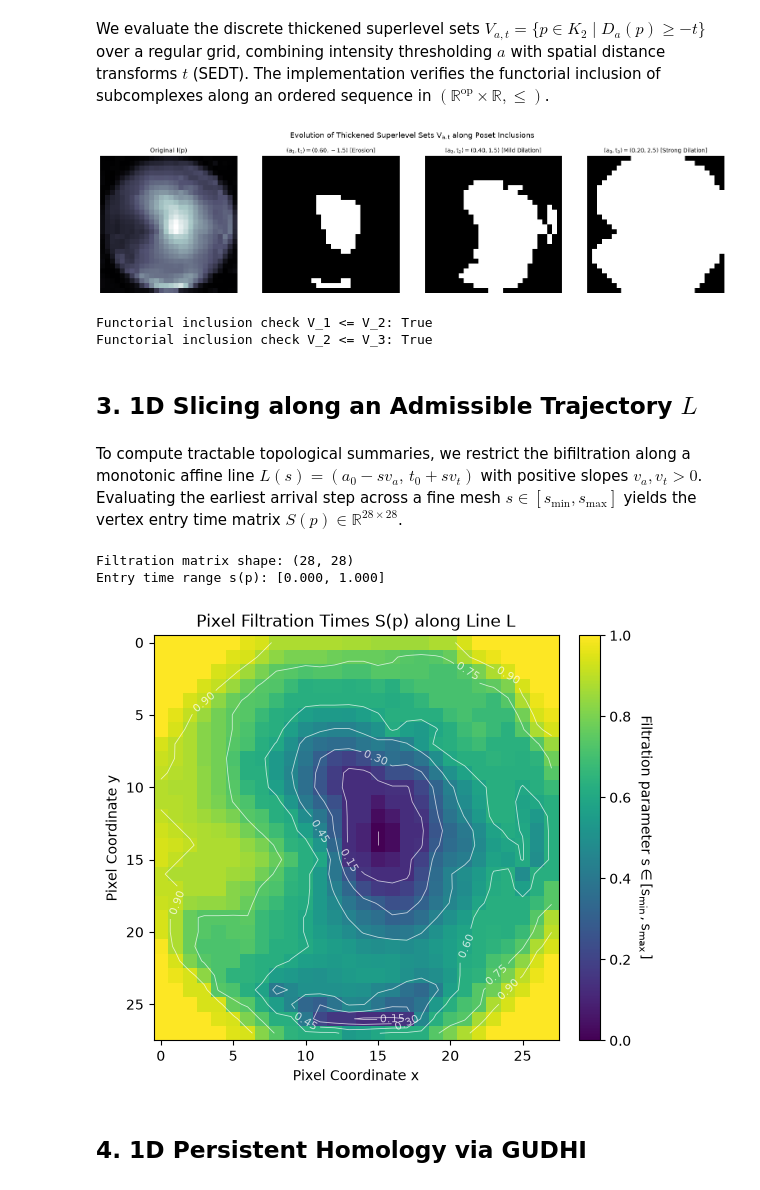
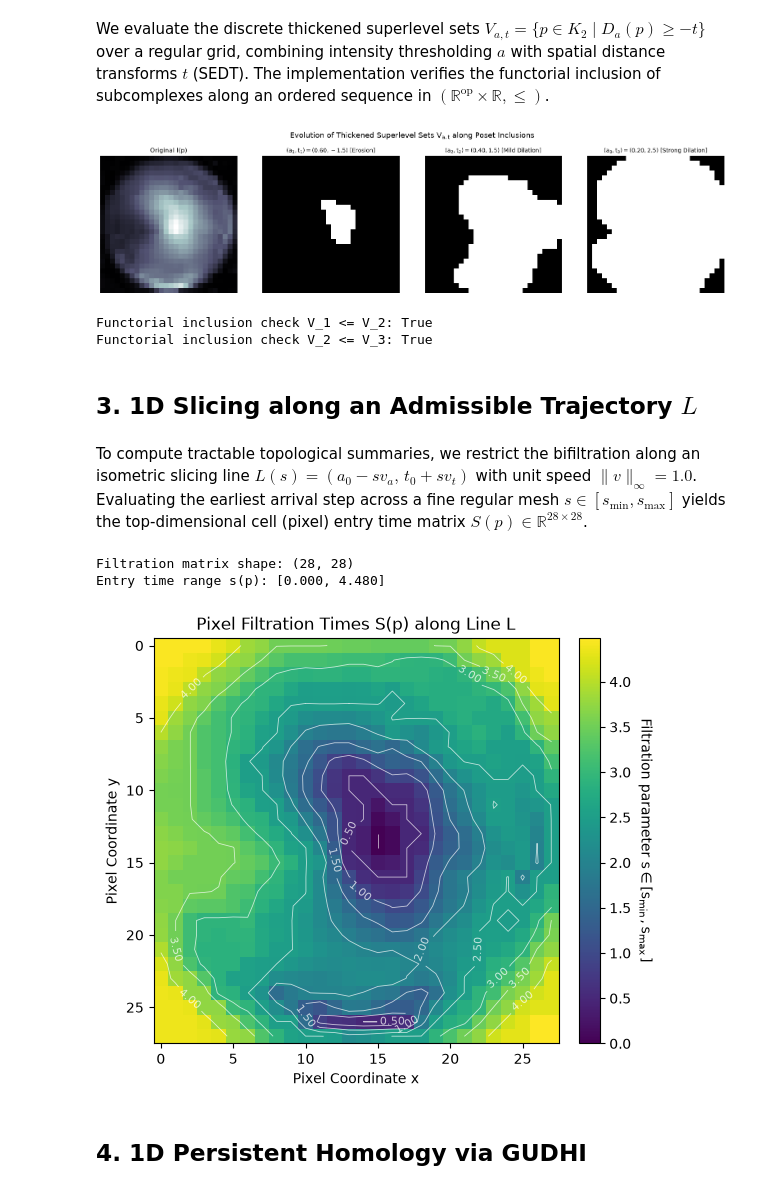
Before and after one commit to jo12n/multiparameter_persistence, a Jupyter notebook: notebooks/multiparameter_persistence_demo.ipynb, the cells around one changed output. Drawn from its saved outputs; the diff is of its cells as text; code cells hidden in the pictures.

```diff
--- a/notebooks/multiparameter_persistence_demo.ipynb
+++ b/notebooks/multiparameter_persistence_demo.ipynb
@@ -27,7 +32,7 @@ from PIL import Image
 current_dir = Path.cwd()
 script_dir = current_dir.parent if current_dir.name == "notebooks" else current_dir
 data_dir = script_dir / "data"
-image_path = os.path.join(data_dir, "sample_retina.png")
+image_path = data_dir / "sample_retina.png"
 os.makedirs(data_dir, exist_ok=True)
 
 # Download and persist the sample image locally if not already present
@@ -163,13 +168,13 @@ inc_2_in_3 = np.all(masks[1] <= masks[2])
 print(f"Functorial inclusion check V_1 <= V_2: {inc_1_in_2}")
 print(f"Functorial inclusion check V_2 <= V_3: {inc_2_in_3}")
 # %% [output]
-[figure, old version]
+[figure, new version]
 Functorial inclusion check V_1 <= V_2: True
 Functorial inclusion check V_2 <= V_3: True
 # %% [markdown]
 ## 3. 1D Slicing along an Admissible Trajectory $L$
 # %% [markdown]
-To compute tractable topological summaries, we restrict the bifiltration along a monotonic affine line $L(s) = (a_0 - s v_a, \, t_0 + s v_t)$ with positive slopes $v_a, v_t > 0$. Evaluating the earliest arrival step across a fine mesh $s \in [s_{\min}, s_{\max}]$ yields the vertex entry time matrix $S(p) \in \mathbb{R}^{28 \times 28}$.
+To compute tractable topological summaries, we restrict the bifiltration along an isometric slicing line $L(s) = (a_0 - s v_a, \, t_0 + s v_t)$ with unit speed $\|v\|_\infty = 1.0$. Evaluating the earliest arrival step across a fine regular mesh $s \in [s_{\min}, s_{\max}]$ yields the top-dimensional cell (pixel) entry time matrix $S(p) \in \mathbb{R}^{28 \times 28}$.
 # %%
 import numpy as np
 import matplotlib.pyplot as plt
@@ -178,11 +183,11 @@ import matplotlib.pyplot as plt
 # Direction vector with positive slopes (v_a > 0, v_t > 0)
 # This guarantees that as s increases, a(s) decreases and t(s) increases
 a_0, t_0 = 0.85, -1.5
-v_a, v_t = 0.75, 4.0
+v_a, v_t = 0.1875, 1.0
 
 # Discretize the parameter s across a fine regular grid
-n_steps = 115
-s_min, s_max = 0.0, 1.15
+n_steps = 461
+s_min, s_max = 0.0, 4.60
 s_values = np.linspace(s_min, s_max, n_steps)
 
 # --- 2. Computation of Pixel Entry Times S(p) ---
@@ -205,35 +210,35 @@ for s in s_values:
     if not np.any(np.isinf(S)):
         break
 
 # Assign s_max to any remaining background boundary pixels
 S[np.isinf(S)] = s_max
 
 print(f"Filtration matrix shape: {S.shape}")
 print(f"Entry time range s(p): [{S.min():.3f}, {S.max():.3f}]")
 
 # --- 3. Visualization of the Sliced Filtration Surface ---
 fig, ax = plt.subplots(figsize=(6, 5))
 
 # Heatmap displaying the filtration arrival times
 im = ax.imshow(S, cmap="viridis", origin="upper")
 
 # Overlay contour lines to visualize the filtration front propagation
 contours = ax.contour(S, levels=8, colors="white", linewidths=0.6, alpha=0.7)
 ax.clabel(contours, inline=True, fontsize=8, fmt="%.2f")
 
 ax.set_title(r"Pixel Filtration Times $S(p)$ along Line $L$", fontsize=12)
 ax.set_xlabel("Pixel Coordinate $x$")
 ax.set_ylabel("Pixel Coordinate $y$")
 
 cbar = fig.colorbar(im, ax=ax, fraction=0.046, pad=0.04)
 cbar.set_label(r"Filtration parameter $s \in [s_{\min}, s_{\max}]$", rotation=270, labelpad=15)
 
 plt.tight_layout()
 plt.show()
 # %% [output]
 Filtration matrix shape: (28, 28)
-Entry time range s(p): [0.000, 1.000]
+Entry time range s(p): [0.000, 4.480]
-[figure, old version]
+[figure, new version]
 # %% [markdown]
 ## 4. 1D Persistent Homology via GUDHI
 # %% [markdown]
```
Also changed, not shown: parts of 5 cells of this notebook, 4 other files.
